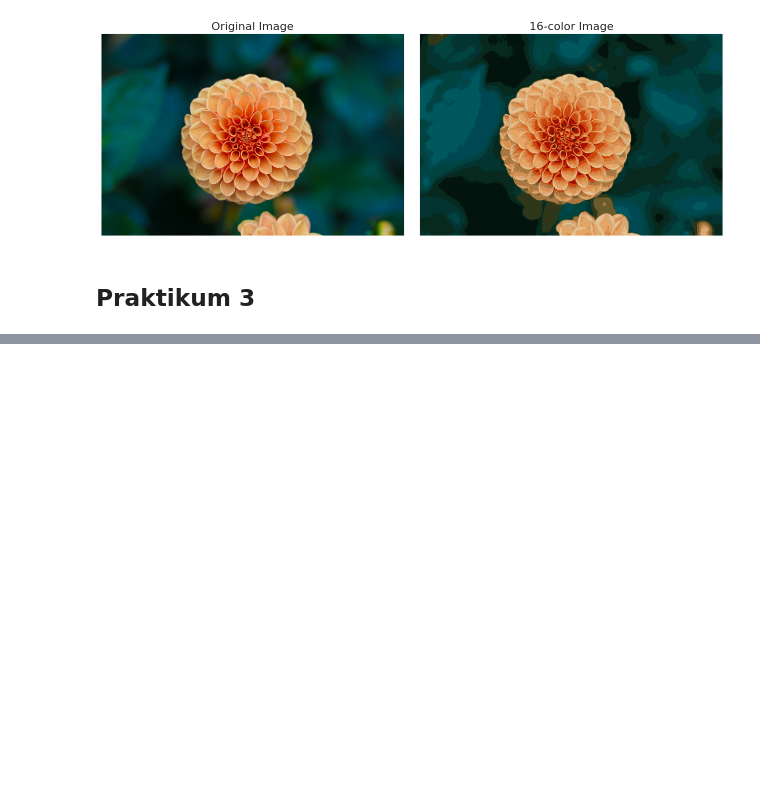
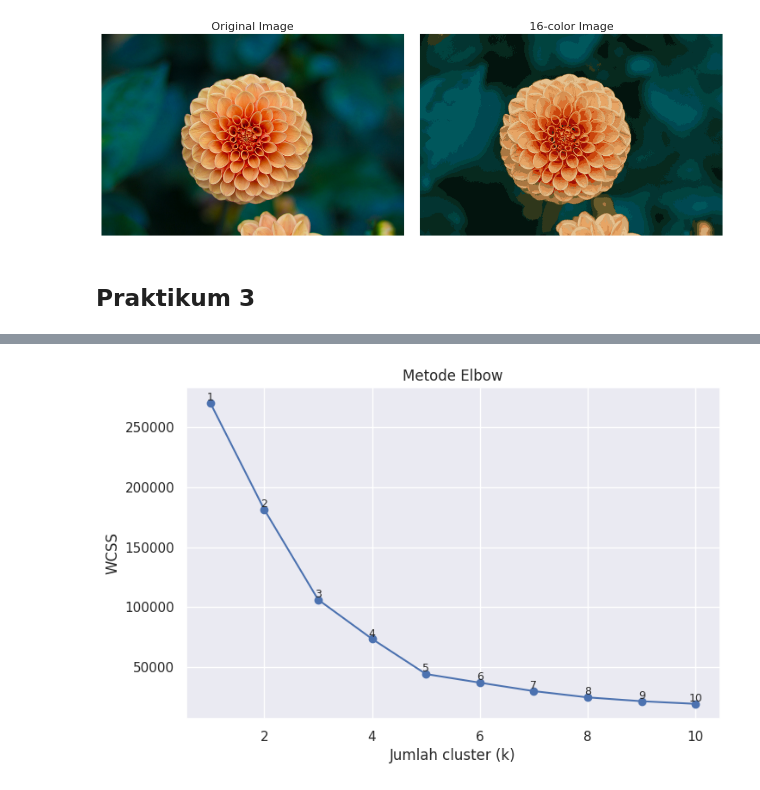
Before and after one commit to AstorBoy11/Machine-Learning, a Jupyter notebook: JS4_Klasterisasi.ipynb, the cells around one changed output, grey strips where cells are left out. Drawn from its saved outputs; the diff is of its cells as text; code cells hidden in the pictures; blank space fills up the shorter version.

```diff
--- a/JS4_Klasterisasi.ipynb
+++ b/JS4_Klasterisasi.ipynb
@@ -315,0 +415,4 @@ ax[1].set_title('16-color Image', size=16);
+# %%
+# 2. Import dataset
+df = pd.read_csv('/content/drive/MyDrive/Colab_Notebooks/Machine Learning/Mall_Customers.csv')
+df.head()
@@ -315,0 +441,22 @@ ax[1].set_title('16-color Image', size=16);
+# %%
+# 3. Tentukan jumlah klaster optimal menggunakan metode elbow dengan memilih variabel annual income dan spending score,
+# karena keduanya saling berkaitan dan dapat menunjukkan sejauh mana pendapatan tahunan memengaruhi daya beli pengunjung
+x = df[['Annual Income (k$)','Spending Score (1-100)']]
+
+# 4. Tentukan clustering terbaik
+wcss = []
+for i in range(1,11):
+    kmeans = KMeans(n_clusters=i, init='k-means++', max_iter=300, n_init=10, random_state=0)
+    kmeans.fit(x)
+    wcss.append(kmeans.inertia_)
+plt.figure(figsize=(8,5))
+plt.plot(range(1,11), wcss, marker='o', linestyle='-')
+for i, val in enumerate(wcss):
+    plt.text(i+1, val+2000, str(i+1), ha='center', fontsize=9)
+
+plt.xlabel("Jumlah cluster (k)")
+plt.ylabel("WCSS")
+plt.title("Metode Elbow")
+plt.show()
+# %% [output]
+[figure, added]
```
Also changed, not shown: parts of 24 cells of this notebook.
